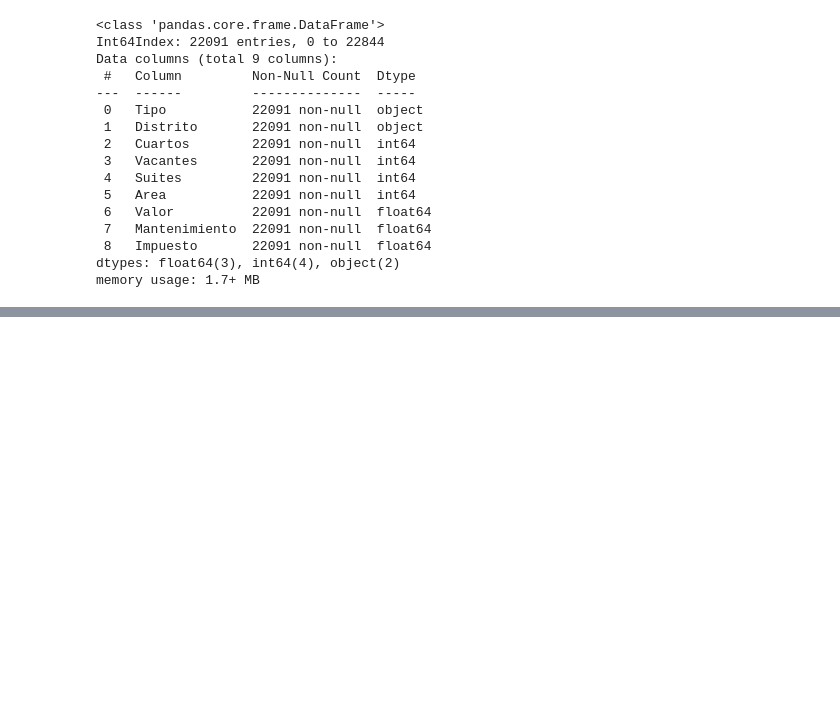
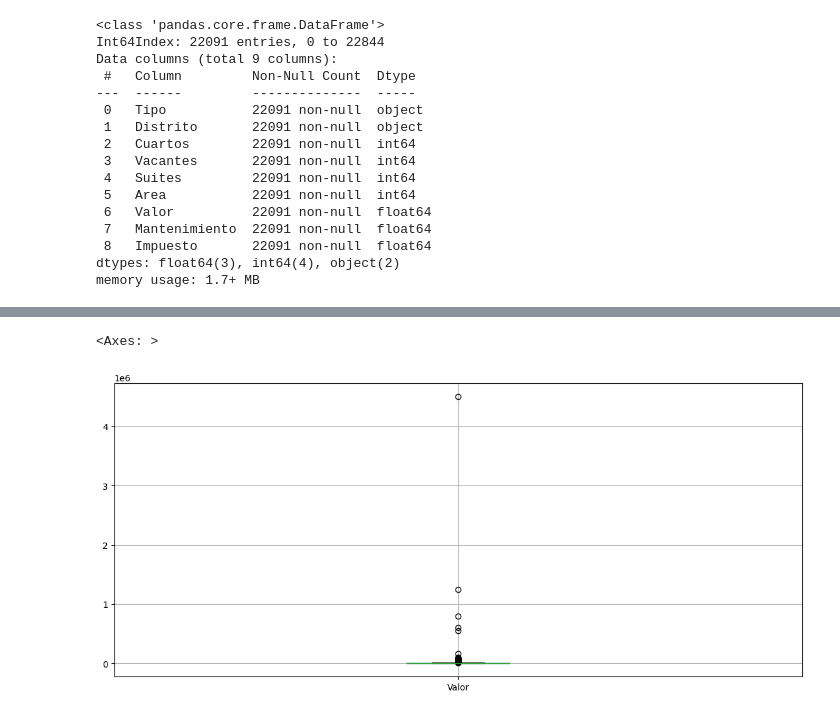
Before and after one commit to Fsalasgit/alura_pythonParaDS, a Jupyter notebook: 03_Python_Pandas_TratamientoyAnalisisDatos.ipynb, the cells around one changed output, grey strips where cells are left out. Cells and saved outputs as stored; diff of their text form; code cells hidden in the pictures; blank space fills up the shorter version.

```diff
--- a/03_Python_Pandas_TratamientoyAnalisisDatos.ipynb
+++ b/03_Python_Pandas_TratamientoyAnalisisDatos.ipynb
@@ -1114,0 +1797,5 @@ datos.to_csv('alquiler_residencial.csv', sep = ';', index = False)
+# %%
+plt.rc('figure', figsize = (14,6))
+# %%
+datos = pd.read_csv('alquiler_residencial.csv', sep = ';')
+datos.head(10)
@@ -1114,0 +1814,5 @@ datos.to_csv('alquiler_residencial.csv', sep = ';', index = False)
+# %%
+datos.boxplot(['Valor'])
+# %% [output]
+<Axes: >
+[figure, added]
```
Also changed, not shown: parts of 101 cells of this notebook.
